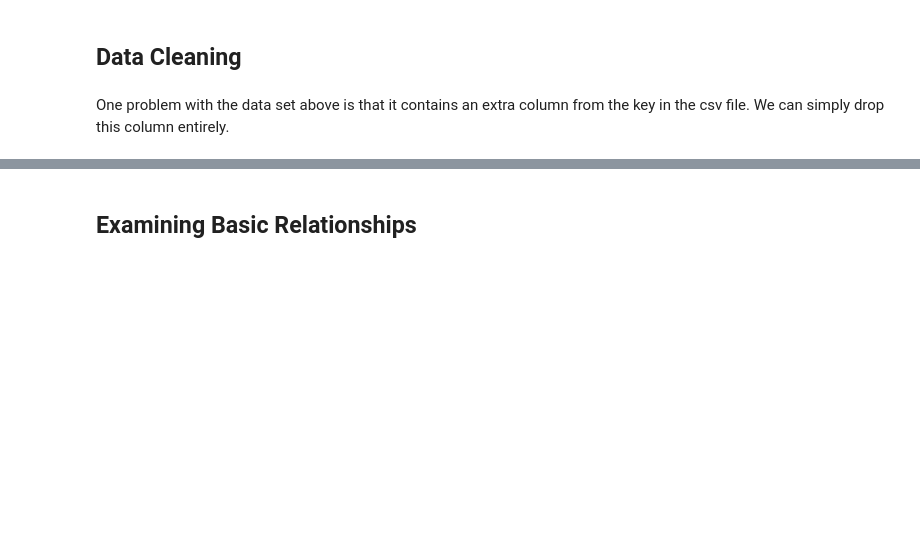
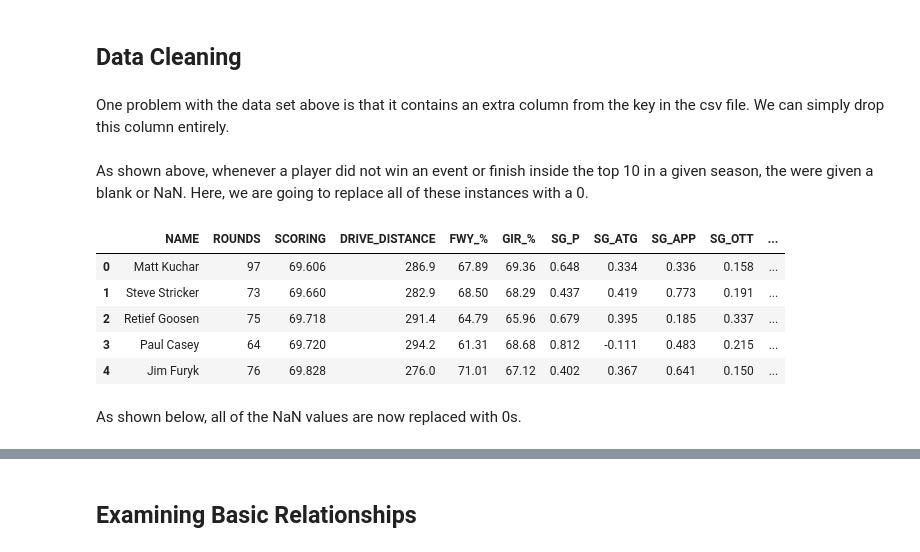
Before and after one commit to jonathannocek/pga-data-analysis, a Jupyter notebook: pga_data_analysis.ipynb, the cells around one changed output, grey strips where cells are left out. Saved outputs shown, nothing was run; the diff lists cells and outputs as text; code cells hidden in the pictures; blank space fills up the shorter version.

```diff
--- a/pga_data_analysis.ipynb
+++ b/pga_data_analysis.ipynb
@@ -175,3 +175,19 @@ dtype: int64
 One problem with the data set above is that it contains an extra column from the key in the csv file. We can simply drop this column entirely.
 # %%
 df_pga = df_pga.drop('Unnamed: 0', 1) # Drop leftover column with old key
+# %% [markdown]
+As shown above, whenever a player did not win an event or finish inside the top 10 in a given season, the were given a blank or NaN. Here, we are going to replace all of these instances with a 0.
+# %%
+#Replace null and blank values with '0'
+df_pga.fillna('0', inplace=True)
+df_pga.replace('', '0', inplace=True)
+df_pga.head()
+# %% [output]
+|  | NAME | ROUNDS | SCORING | DRIVE_DISTANCE | FWY_% | GIR_% | SG_P | SG_ATG | SG_APP | SG_OTT | ... |
+| 0 | Matt Kuchar | 97 | 69.606 | 286.9 | 67.89 | 69.36 | 0.648 | 0.334 | 0.336 | 0.158 | ... |
+| 1 | Steve Stricker | 73 | 69.660 | 282.9 | 68.50 | 68.29 | 0.437 | 0.419 | 0.773 | 0.191 | ... |
+| 2 | Retief Goosen | 75 | 69.718 | 291.4 | 64.79 | 65.96 | 0.679 | 0.395 | 0.185 | 0.337 | ... |
+| 3 | Paul Casey | 64 | 69.720 | 294.2 | 61.31 | 68.68 | 0.812 | -0.111 | 0.483 | 0.215 | ... |
+| 4 | Jim Furyk | 76 | 69.828 | 276.0 | 71.01 | 67.12 | 0.402 | 0.367 | 0.641 | 0.150 | ... |
+# %% [markdown]
+As shown below, all of the NaN values are now replaced with 0s.
```
Also changed, not shown: parts of 4 cells of this notebook.
